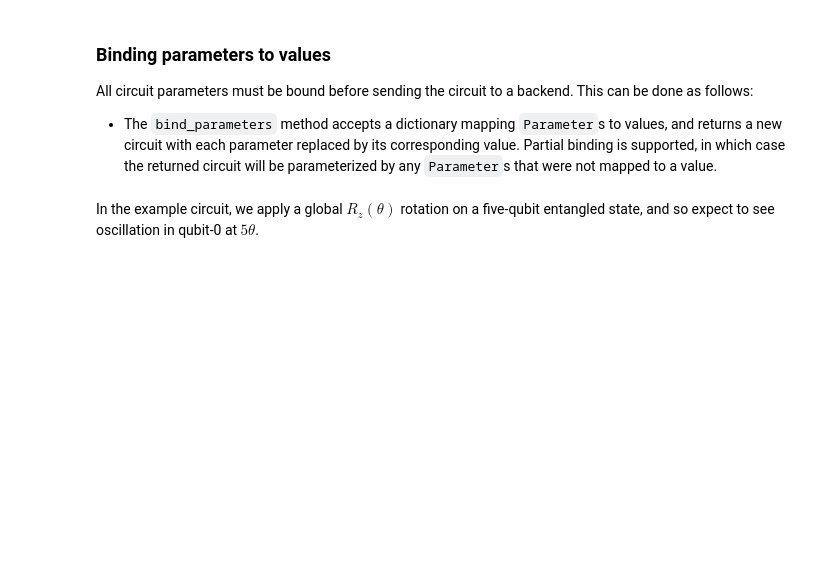
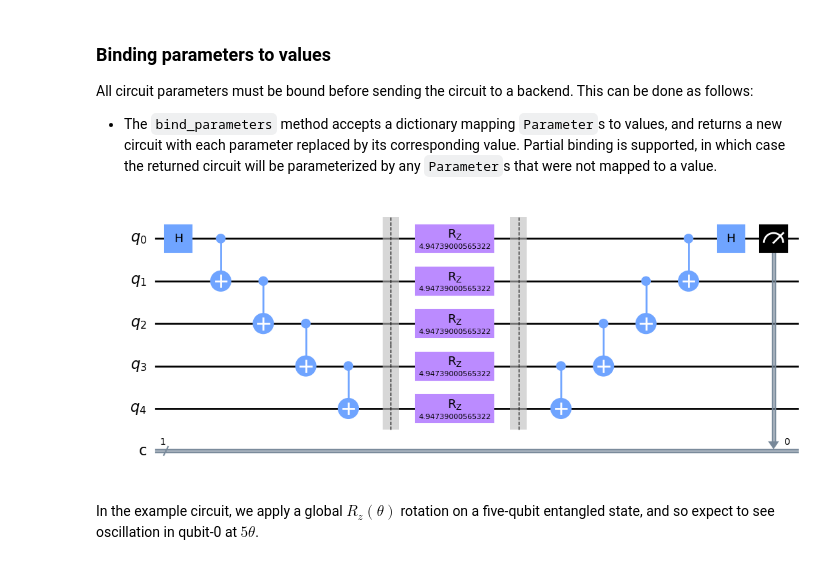
Before and after one commit to grossiM/IANUA, a Jupyter notebook: IANUA23_1.ipynb, the cells around one changed output. Saved outputs shown, nothing was run; the diff lists cells and outputs as text; code cells hidden in the pictures; blank space fills up the shorter version.

```diff
--- a/IANUA23_1.ipynb
+++ b/IANUA23_1.ipynb
@@ -232,7 +305,9 @@ theta_range = np.linspace(0, 2 * np.pi, 128)
 circuits = [qc.bind_parameters({theta: theta_val})
             for theta_val in theta_range]
 # %%
-circuits[-1].draw('mpl')
+circuits[100].draw('mpl')
+# %% [output]
+[figure, added]
 # %%
 from qiskit import BasicAer, transpile
 backend = BasicAer.get_backend('qasm_simulator')
```
Also changed, not shown: parts of 35 cells of this notebook, 1 other file.
